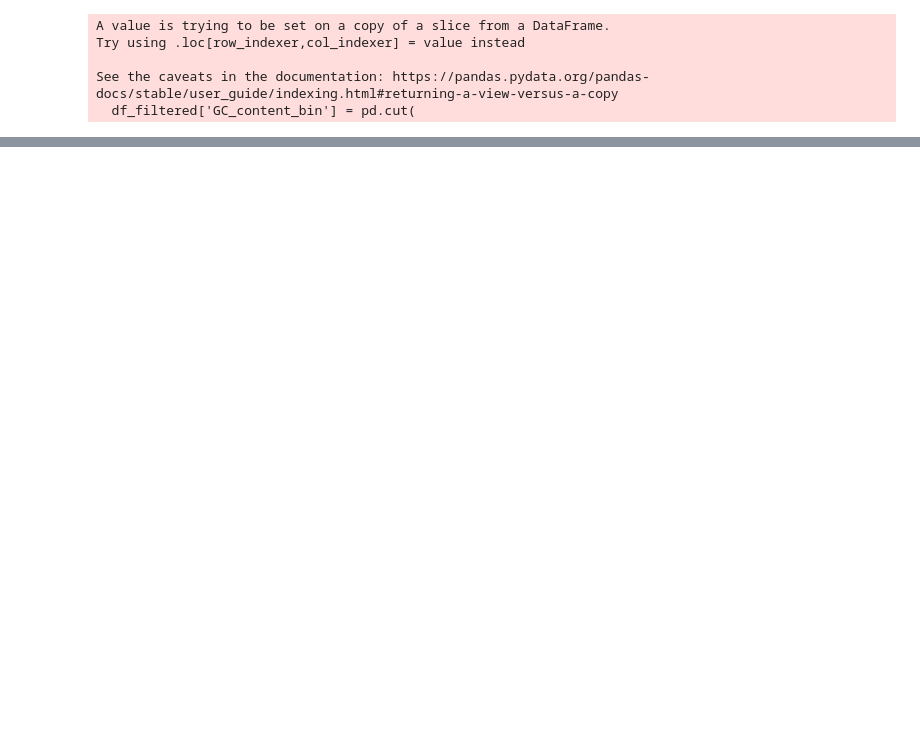
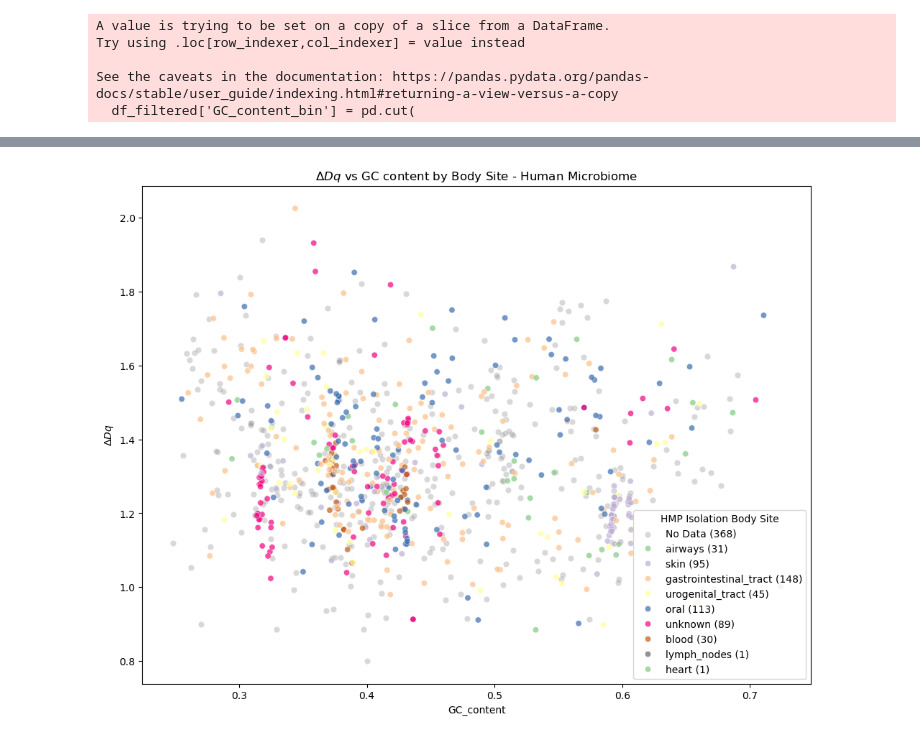
Before and after one commit to DiegoFLM/Analysis-of-microbial-genomes--MFA-GC-content-lifestyle-and-human-microbiome, a Jupyter notebook: notebooks_and_info/data_analysis/results_analysis/results_viz_taxonomy_hm.ipynb, the cells around one changed output, grey strips where cells are left out. Saved outputs shown, nothing was run; the diff lists cells and outputs as text; code cells hidden in the pictures; blank space fills up the shorter version.

Commit message:
Viz about Human Microbiome by Isolation Body Site

```diff
--- a/notebooks_and_info/data_analysis/results_analysis/results_viz_taxonomy_hm.ipynb
+++ b/notebooks_and_info/data_analysis/results_analysis/results_viz_taxonomy_hm.ipynb
@@ -423,0 +444,2 @@ plt.show()
+# %%
+df_hmp = df_hmp.rename(columns={'Organism Name': 'spaced_name'})
@@ -423,0 +467,3 @@ plt.show()
+# %%
+# If df_combined_hm['name'] has '___', eliminate it and everything after it
+df_combined_hm['name'] = df_combined_hm['name'].str.split('___').str[0]
@@ -423,0 +480,3 @@ plt.show()
+# %%
+df_combined_hm_hmp = pd.merge(df_combined_hm, df_hmp, on='formatted_name_ncbi', how='left')
+df_combined_hm_hmp.columns
@@ -423,0 +493,10 @@ plt.show()
+# %%
+df_combined_hm_hmp = df_combined_hm_hmp[['name', 'HMP Isolation Body Site', 'formatted_name_ncbi', 'url_x', 'sequence', 'seq_length',
+       'GC_content', 'Q', 'Tau(Q)', 'D(Q)', 'r_squared', 'Delta_Dq', 'url_y',
+       'no rank', 'superkingdom', 'kingdom', 'phylum', 'class', 'order',
+       'family', 'genus', 'species', 'species group', 'clade', 'subspecies',
+       'spaced_name', 'Project Status',
+       'Current Finishing Level', 'NCBI Submission Status', 'HMP ID',
+       'GOLD ID', 'NCBI Project ID', 'Genbank ID', 'Gene Count', 'IMG/HMP ID',
+       'HOMD ID', 'Strain Repository ID']]
+df_combined_hm_hmp.head()
@@ -423,0 +560,70 @@ plt.show()
+# %%
+# Step 1: Separate rows with missing and non-missing values for 'HMP Isolation Body Site'
+missing_data = df_combined_hm_hmp[df_combined_hm_hmp['HMP Isolation Body Site'].isna() ]
+valid_data = df_combined_hm_hmp[~df_combined_hm_hmp['HMP Isolation Body Site'].isna()]
+
+# Step 1a: Calculate counts
+# Count of valid data points per body site
+body_site_counts = valid_data['HMP Isolation Body Site'].value_counts()
+
+# Count of missing data points
+missing_count = missing_data.shape[0]
+
+# Step 2: Create the scatterplot
+plt.figure(figsize=(12, 9))
+
+# Plot gray points for missing values
+sns.scatterplot(
+    x='GC_content',
+    y='Delta_Dq',
+    data=missing_data,
+    color='gray',
+    label='No Data',
+    alpha=0.3
+)
+
+# Plot colored points for non-missing values with hue
+scatter = sns.scatterplot(
+    x='GC_content',
+    y='Delta_Dq',
+    hue='HMP Isolation Body Site',
+    data=valid_data,
+    palette='Accent',  # Options: 'viridis', 'magma', 'inferno'
+    alpha=0.7
+)
+
+# Step 3: Update legend labels to include counts
+# Get current legend handles and labels
+handles, labels = plt.gca().get_legend_handles_labels()
+
+# Create a mapping from body site to count
+counts_dict = body_site_counts.to_dict()
+
+# Initialize a list for updated labels
+new_labels = []
+
+# Update labels to include counts
+for label in labels:
+    if label == 'No Data':
+        new_label = f'{label} ({missing_count})'
+    elif label in counts_dict:
+        new_label = f'{label} ({counts_dict[label]})'
+    elif label == 'HMP Isolation Body Site':  # Skip the title in legend labels
+        new_label = label
+    else:
+        new_label = label  # For any other labels that might appear
+    new_labels.append(new_label)
+
+# Remove the old legend
+scatter.legend_.remove()
+
+# Add the updated legend with counts
+plt.legend(handles=handles, labels=new_labels, title='HMP Isolation Body Site')
+
+# Step 4: Add titles and labels
+plt.title(f'$\Delta Dq$ vs GC content by Body Site - Human Microbiome')
+plt.xlabel('GC_content')
+plt.ylabel(r'$\Delta Dq$')
+plt.show()
+# %% [output]
+[figure, added]
```
Also changed, not shown: parts of 23 cells of this notebook.
